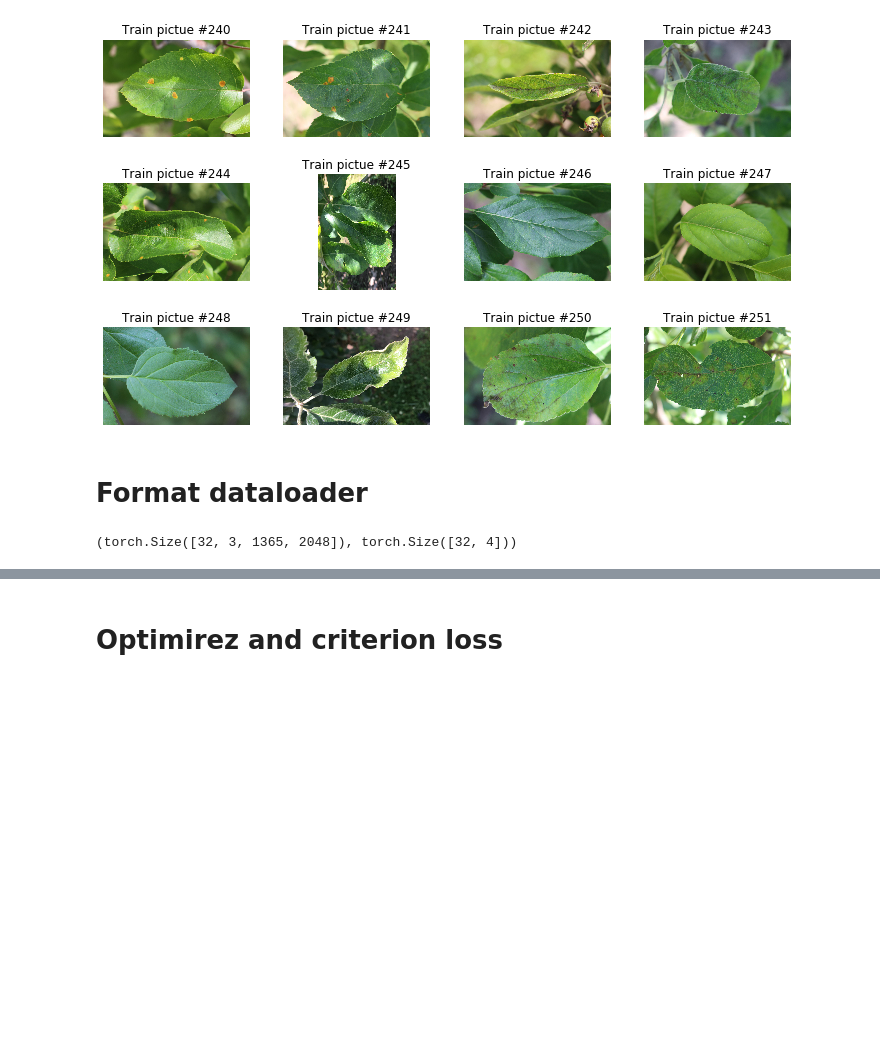
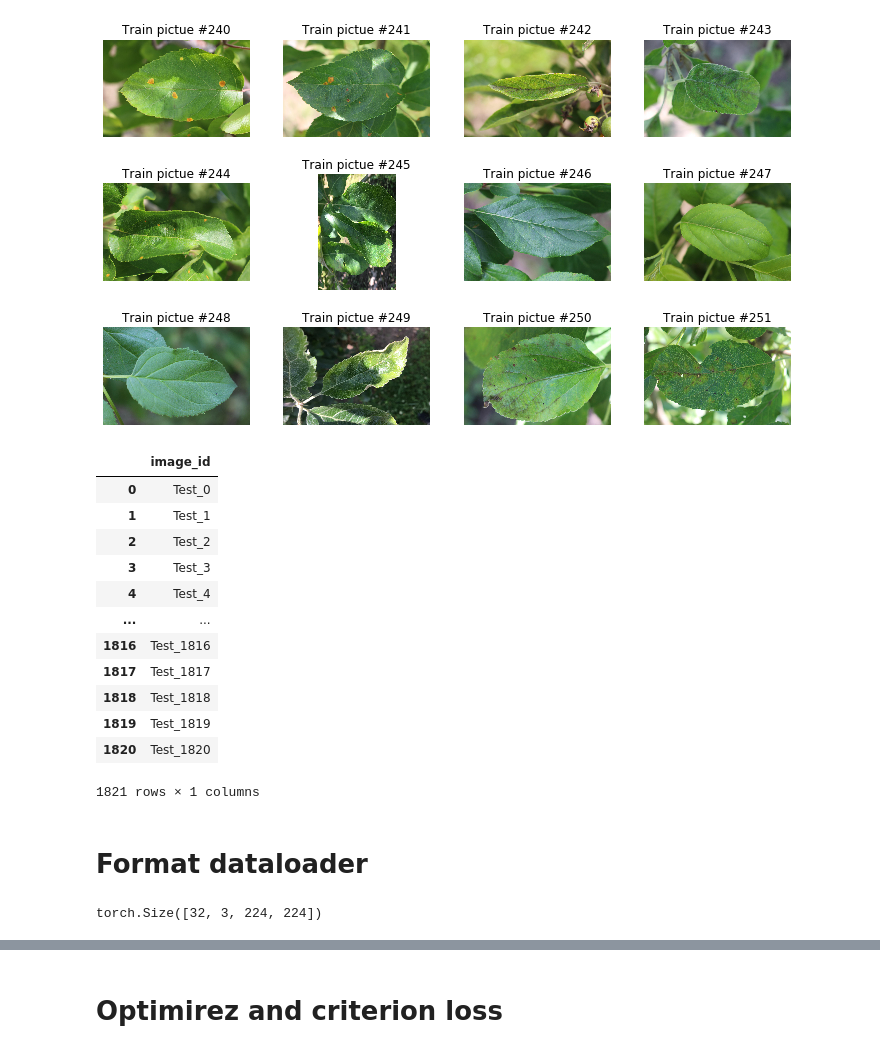
Before and after one commit to akorol98/Plant-Pathology, a Jupyter notebook: main.ipynb, the cells around one changed output, grey strips where cells are left out. Cells and saved outputs as stored; diff of their text form; code cells hidden in the pictures; blank space fills up the shorter version.

```diff
--- a/main.ipynb
+++ b/main.ipynb
@@ -60,4 +59,20 @@ train = df[:1500]
 validation.to_csv('validation.csv', index=False)
 train.to_csv('train_new.csv')
+# %%
+pd.read_csv('test.csv')
+# %% [output]
+|  | image_id |
+| 0 | Test_0 |
+| 1 | Test_1 |
+| 2 | Test_2 |
+| 3 | Test_3 |
+| 4 | Test_4 |
+| ... | ... |
+| 1816 | Test_1816 |
+| 1817 | Test_1817 |
+| 1818 | Test_1818 |
+| 1819 | Test_1819 |
+| 1820 | Test_1820 |
+1821 rows × 1 columns
 # %% [markdown]
 # Format dataloader
@@ -78,8 +107,8 @@ dataloader = DataLoader(plant_dataset, batch_size=btch_sz,
 # %%
-batch = next(iter(dataloader))
-batch['image'].shape, batch['labels'].shape
+batch = next(iter(dataloader_test))
+batch['image'].shape
 # %% [output]
-(torch.Size([32, 3, 1365, 2048]), torch.Size([32, 4]))
+torch.Size([32, 3, 224, 224])
 # %%
 plt.hist(batch['image'].view(-1), bins=100, normed=True)
 plt.show()
```
Also changed, not shown: parts of 34 cells of this notebook.
